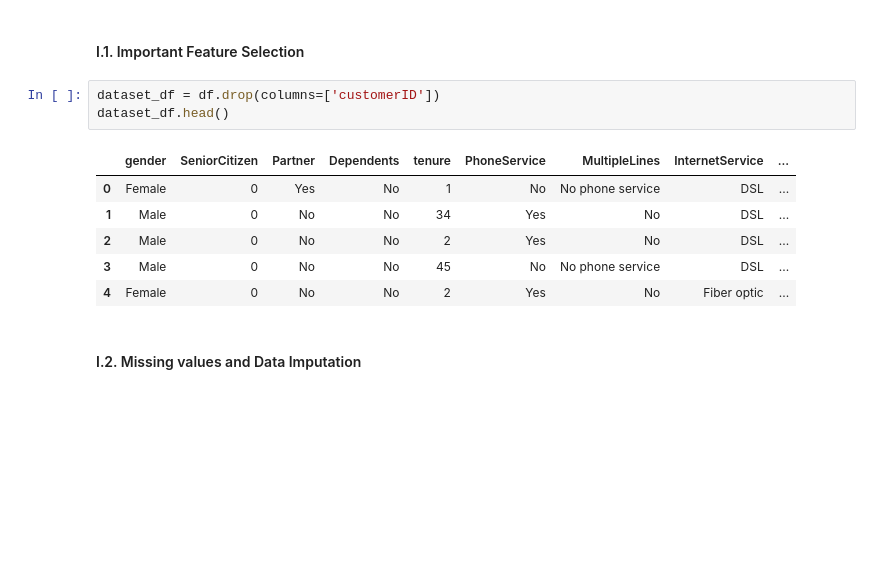
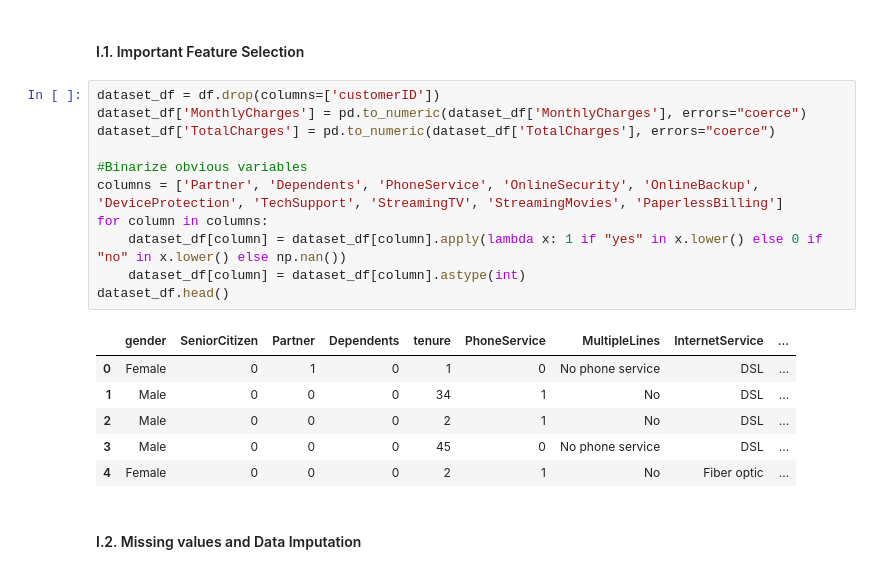
Before and after one commit to YvesMatanga/Cloud-Analytics, a Jupyter notebook: IBM-Telco-Customer-Churn/notebooks/IBM-Customer-Churn-Problem [EDA].ipynb, the cells around one changed output. Cells and saved outputs as stored; diff of their text form; blank space fills up the shorter version.

```diff
--- a/IBM-Telco-Customer-Churn/notebooks/IBM-Customer-Churn-Problem [EDA].ipynb
+++ b/IBM-Telco-Customer-Churn/notebooks/IBM-Customer-Churn-Problem [EDA].ipynb
@@ -47,14 +47,22 @@ memory usage: 1.1 MB
 <h4>I.1. Important Feature Selection</h4>
 # %%
 dataset_df = df.drop(columns=['customerID'])
+dataset_df['MonthlyCharges'] = pd.to_numeric(dataset_df['MonthlyCharges'], errors="coerce")
+dataset_df['TotalCharges'] = pd.to_numeric(dataset_df['TotalCharges'], errors="coerce")
+
+#Binarize obvious variables
+columns = ['Partner', 'Dependents', 'PhoneService', 'OnlineSecurity', 'OnlineBackup', 'DeviceProtection', 'TechSupport', 'StreamingTV', 'StreamingMovies', 'PaperlessBilling']
+for column in columns:
+    dataset_df[column] = dataset_df[column].apply(lambda x: 1 if "yes" in x.lower() else 0 if "no" in x.lower() else np.nan())
+    dataset_df[column] = dataset_df[column].astype(int)
 dataset_df.head()
 # %% [output]
 |  | gender | SeniorCitizen | Partner | Dependents | tenure | PhoneService | MultipleLines | InternetService | ... |
-| 0 | Female | 0 | Yes | No | 1 | No | No phone service | DSL | ... |
-| 1 | Male | 0 | No | No | 34 | Yes | No | DSL | ... |
-| 2 | Male | 0 | No | No | 2 | Yes | No | DSL | ... |
-| 3 | Male | 0 | No | No | 45 | No | No phone service | DSL | ... |
-| 4 | Female | 0 | No | No | 2 | Yes | No | Fiber optic | ... |
+| 0 | Female | 0 | 1 | 0 | 1 | 0 | No phone service | DSL | ... |
+| 1 | Male | 0 | 0 | 0 | 34 | 1 | No | DSL | ... |
+| 2 | Male | 0 | 0 | 0 | 2 | 1 | No | DSL | ... |
+| 3 | Male | 0 | 0 | 0 | 45 | 0 | No phone service | DSL | ... |
+| 4 | Female | 0 | 0 | 0 | 2 | 1 | No | Fiber optic | ... |
 # %% [markdown]
 <h4>I.2. Missing values and Data Imputation</h4>
 # %%
```
Also changed, not shown: parts of 8 cells of this notebook.
